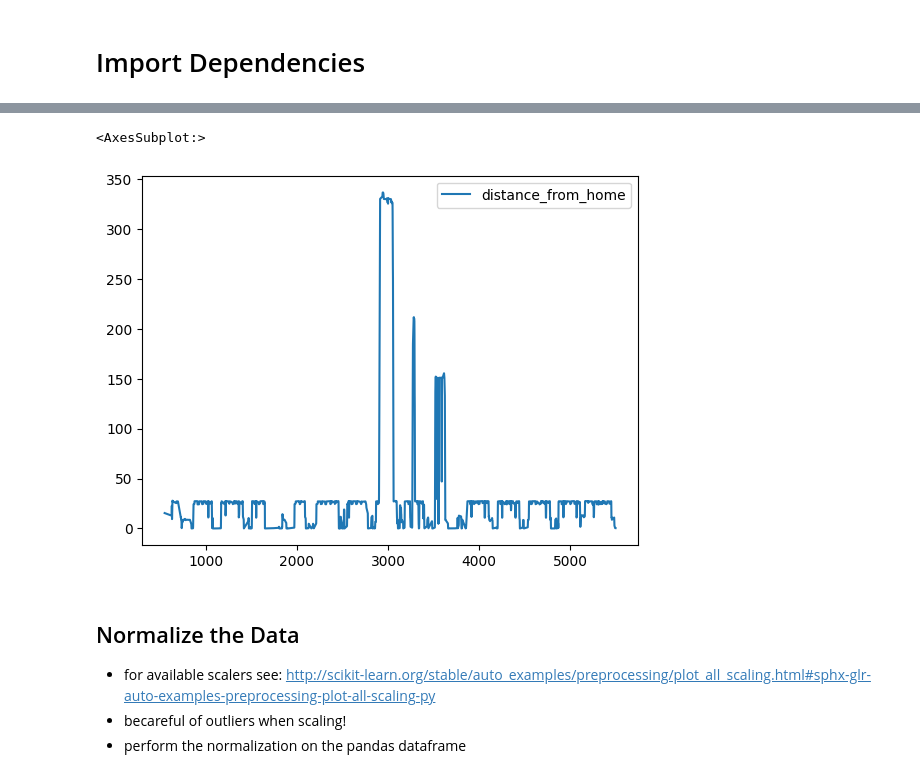
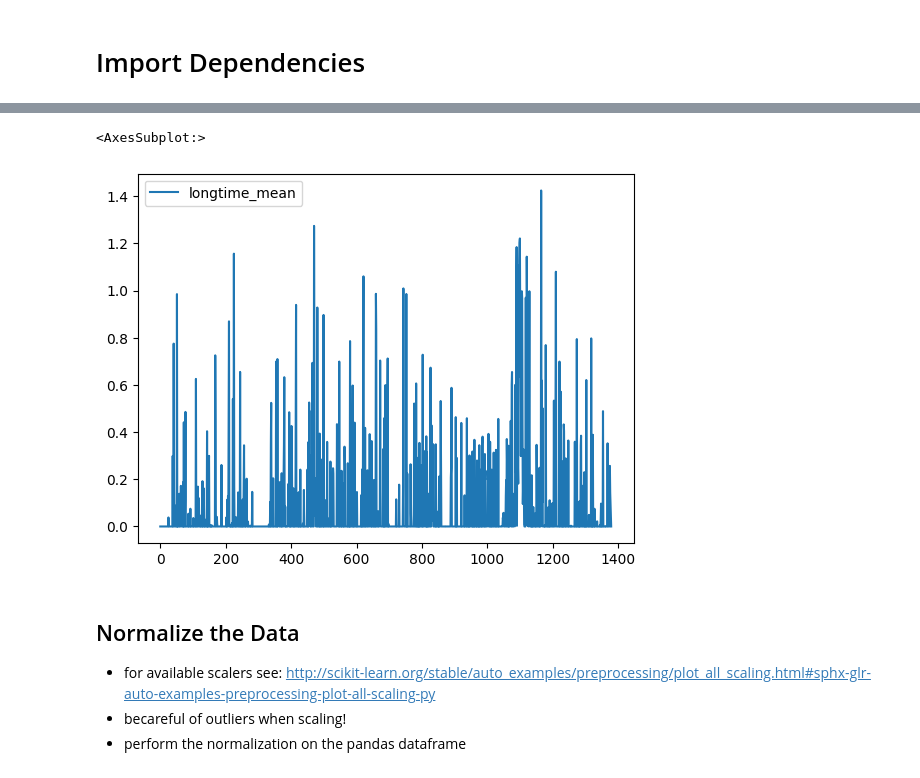
Before and after one commit to grinwi/smartboiler, a Jupyter notebook: src/smartboiler/lstm_example_with_multivariate_time_series 2.ipynb, the cells around one changed output, grey strips where cells are left out. Drawn from its saved outputs; the diff is of its cells as text; code cells hidden in the pictures.

```diff
--- a/src/smartboiler/lstm_example_with_multivariate_time_series 2.ipynb
+++ b/src/smartboiler/lstm_example_with_multivariate_time_series 2.ipynb
@@ -282,14 +265,14 @@ data_all_ml.plot(y='longtime_mean')
 # %%
 df = ml_data_zuka.reset_index(drop=True)
-df = pd.concat([df.iloc[350:900], df.iloc[2100:3200], df.iloc[4200:]])
+df = pd.concat([df.iloc[450:750], df.iloc[900:]])
 df = df.reset_index(drop=True).dropna()
 df_train = df.loc[:int(df.shape[0]*0.8),:]
 df_test = df.loc[int(df.shape[0]*0.8):,:]
 # %%
-df.plot(y='distance_from_home')
+df.plot(y='longtime_mean')
 # %% [output]
 <AxesSubplot:>
-[figure, old version]
+[figure, new version]
 # %% [markdown]
 ## Normalize the Data
 - for available scalers see: http://scikit-learn.org/stable/auto_examples/preprocessing/plot_all_scaling.html#sphx-glr-auto-examples-preprocessing-plot-all-scaling-py
```
Also changed, not shown: parts of 17 cells of this notebook, 4 other files.
